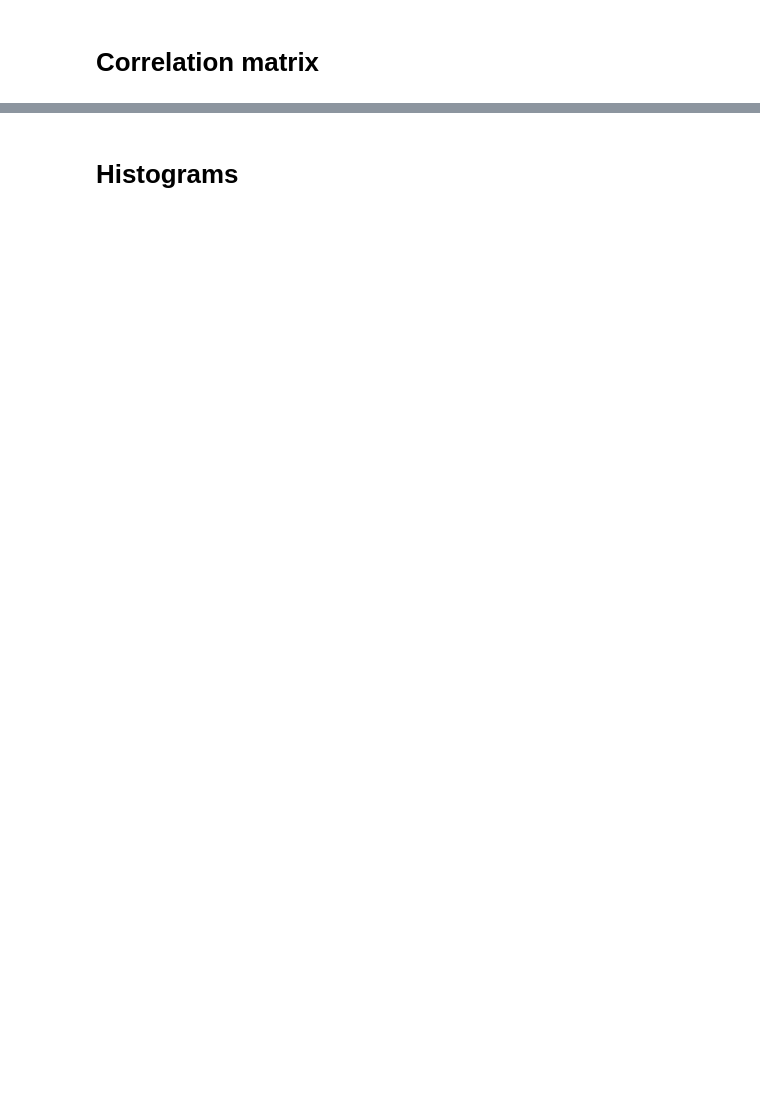
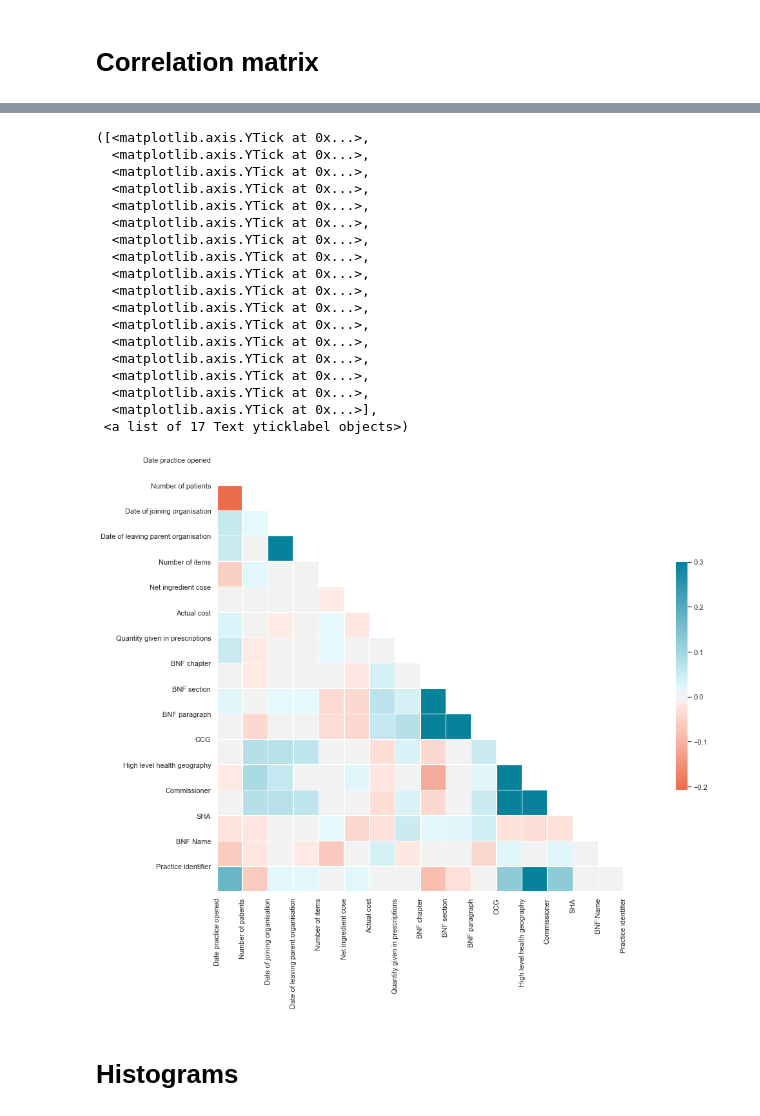
Before and after one commit to Imyyy/ML_Prescribing, a Jupyter notebook: EDA_Jupyter.ipynb, the cells around one changed output, grey strips where cells are left out. Cells and saved outputs as stored; diff of their text form; code cells hidden in the pictures; blank space fills up the shorter version.

```diff
--- a/EDA_Jupyter.ipynb
+++ b/EDA_Jupyter.ipynb
@@ -67,2 +59,38 @@ c
+# %%
+corr = small.corr() # Compute the correlation matrix
+mask = np.triu(np.ones_like(corr, dtype=np.bool)) # Generate a mask for the upper triangle
+f, ax = plt.subplots(figsize=(15, 13)) # Set up the matplotlib figure
+cmap = sns.diverging_palette(15, 220, as_cmap=True, center="light", s = 99) # Generate a custom diverging colormap, have changed so red is negative
+    # center = whether white or black in middle of colour range
+    # s : saturation. Integer 1 - 100
+sns.heatmap(corr, mask=mask, cmap=cmap, vmax=.3, center=0,
+            square=True, linewidths=.5, cbar_kws={"shrink": .5}
+           ) # Draw the heatmap with the mask and correct aspect ratio
+list_labels = ('Date practice opened', 'Number of patients', 'Date of joining organisation', 'Date of leaving parent organisation',
+               'Number of items', 'Net ingredient cose', 'Actual cost', 'Quantity given in prescriptions',
+               'BNF chapter', 'BNF section', 'BNF paragraph', 'CCG', 'High level health geography', 'Commissioner', 'SHA',
+               'BNF Name', 'Practice identifier')
+plt.xticks(np.arange(17), list_labels) # Change the x axis labels to actual names
+plt.yticks(np.arange(17), list_labels ) # Change the y axis labels
+# %% [output]
+([<matplotlib.axis.YTick at 0x...>,
+  <matplotlib.axis.YTick at 0x...>,
+  <matplotlib.axis.YTick at 0x...>,
+  <matplotlib.axis.YTick at 0x...>,
+  <matplotlib.axis.YTick at 0x...>,
+  <matplotlib.axis.YTick at 0x...>,
+  <matplotlib.axis.YTick at 0x...>,
+  <matplotlib.axis.YTick at 0x...>,
+  <matplotlib.axis.YTick at 0x...>,
+  <matplotlib.axis.YTick at 0x...>,
+  <matplotlib.axis.YTick at 0x...>,
+  <matplotlib.axis.YTick at 0x...>,
+  <matplotlib.axis.YTick at 0x...>,
+  <matplotlib.axis.YTick at 0x...>,
+  <matplotlib.axis.YTick at 0x...>,
+  <matplotlib.axis.YTick at 0x...>,
+  <matplotlib.axis.YTick at 0x...>],
+ <a list of 17 Text yticklabel objects>)
+[figure, added]
 # %% [markdown]
 # Histograms
```
Also changed, not shown: parts of 22 cells of this notebook.
